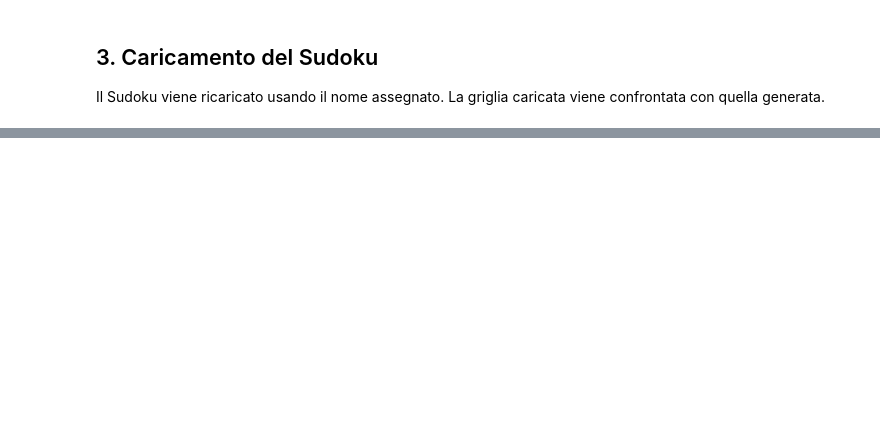
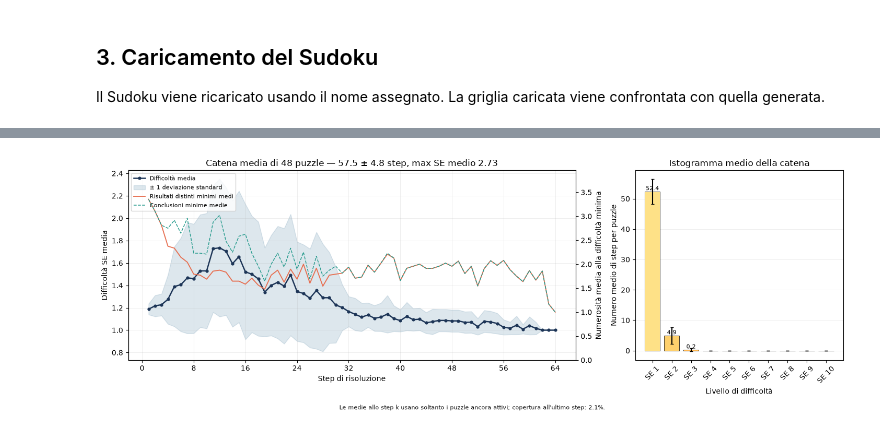
Before and after one commit to GiacomoAru/sudoku_ranker, a Jupyter notebook: analyze_list.ipynb, the cells around one changed output, grey strips where cells are left out. Drawn from its saved outputs; the diff is of its cells as text; code cells hidden in the pictures; blank space fills up the shorter version.

```diff
--- a/analyze_list.ipynb
+++ b/analyze_list.ipynb
@@ -98,0 +91,4 @@ sv.plot_technique_activity(first_result)
+# %%
+sv.plot_difficulty_chain([x for x in sudoku_analysis_list if x["grading"]["label"] == diff_labels[2]]);
+# %% [output]
+[figure, added]
```
Also changed, not shown: parts of 12 cells of this notebook, 8 other files.
